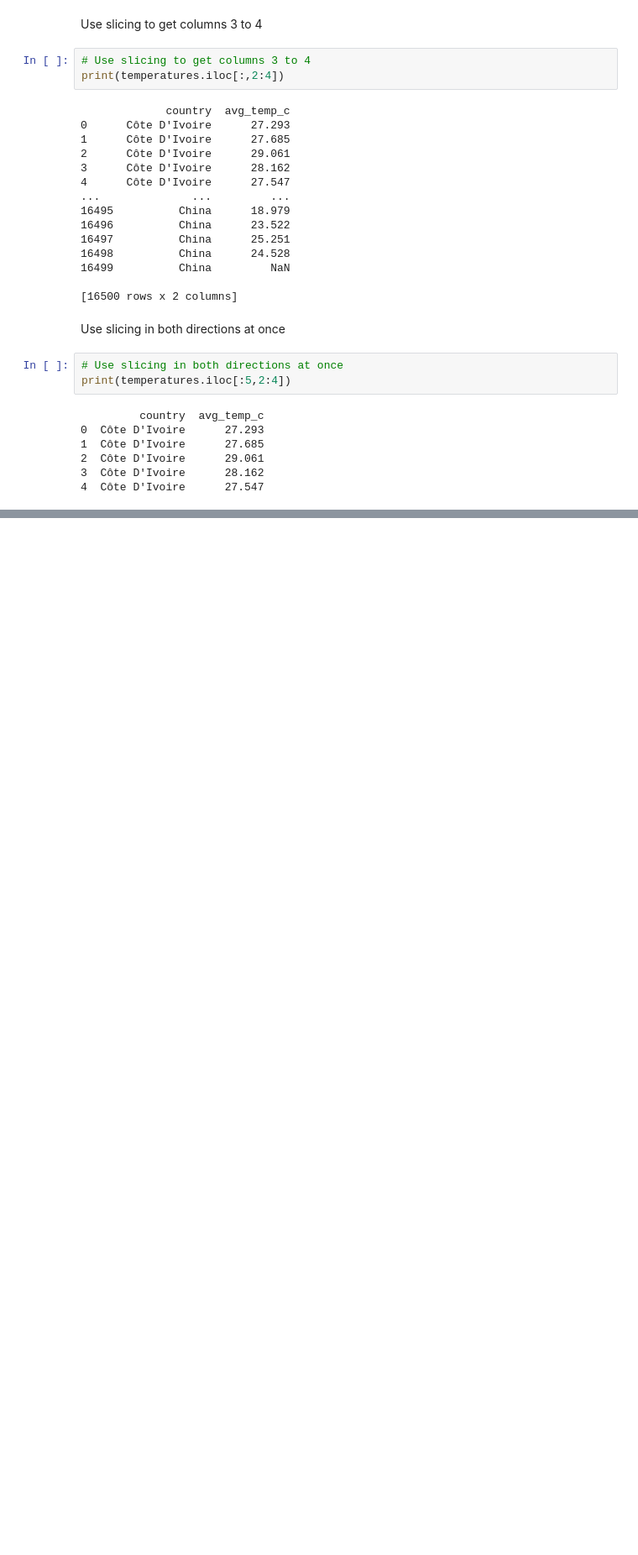
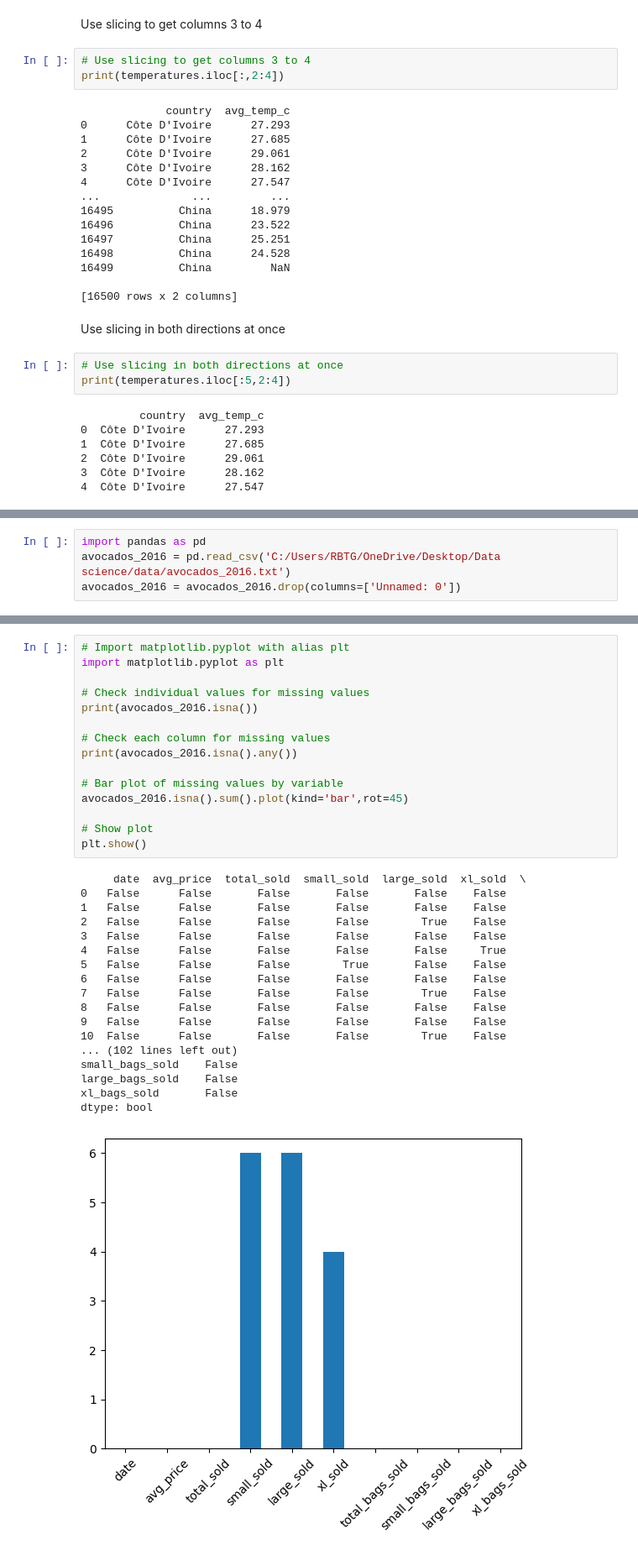
Before and after one commit to Navidullah/Data-Science, a Jupyter notebook: pandas.ipynb, the cells around one changed output, grey strips where cells are left out. Shown: that part at 84% size. Saved outputs shown, nothing was run; the diff lists cells and outputs as text; blank space fills up the shorter version.

Commit message:
pandas

```diff
--- a/pandas.ipynb
+++ b/pandas.ipynb
@@ -1661,0 +1827,4 @@ print(temperatures.iloc[:5,2:4])
+# %%
+import pandas as pd
+avocados_2016 = pd.read_csv('C:/Users/RBTG/OneDrive/Desktop/Data science/data/avocados_2016.txt')
+avocados_2016 = avocados_2016.drop(columns=['Unnamed: 0'])
@@ -1661,0 +1835,34 @@ print(temperatures.iloc[:5,2:4])
+# %%
+# Import matplotlib.pyplot with alias plt
+import matplotlib.pyplot as plt
+
+# Check individual values for missing values
+print(avocados_2016.isna())
+
+# Check each column for missing values
+print(avocados_2016.isna().any())
+
+# Bar plot of missing values by variable
+avocados_2016.isna().sum().plot(kind='bar',rot=45)
+
+# Show plot
+plt.show()
+# %% [output]
+     date  avg_price  total_sold  small_sold  large_sold  xl_sold  \
+0   False      False       False       False       False    False
+1   False      False       False       False       False    False
+2   False      False       False       False        True    False
+3   False      False       False       False       False    False
+4   False      False       False       False       False     True
+5   False      False       False        True       False    False
+6   False      False       False       False       False    False
+7   False      False       False       False        True    False
+8   False      False       False       False       False    False
+9   False      False       False       False       False    False
+10  False      False       False       False        True    False
+... (102 lines left out)
+small_bags_sold    False
+large_bags_sold    False
+xl_bags_sold       False
+dtype: bool
+[figure, added]
```
Also changed, not shown: parts of 13 cells of this notebook.
